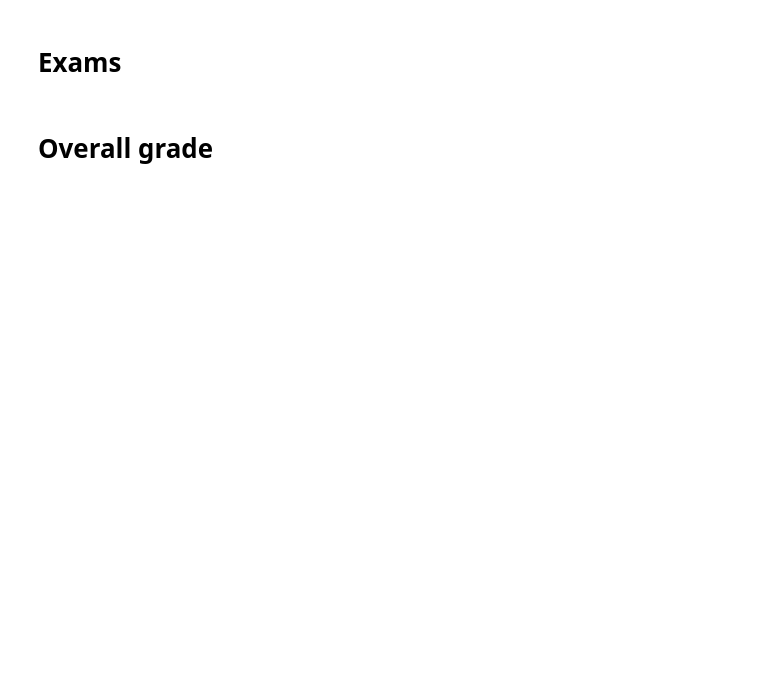
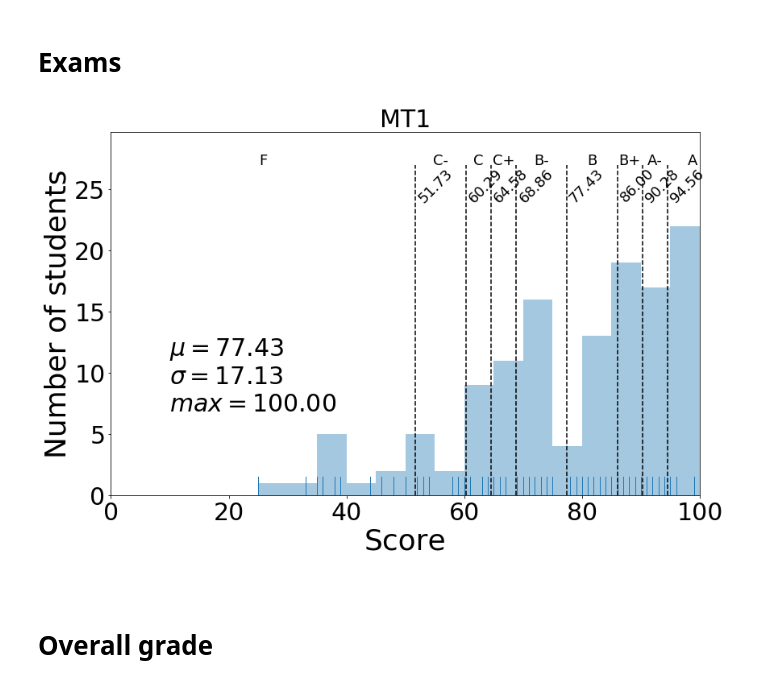
Before and after one commit to materialsvirtuallab/ceng114, a Jupyter notebook: grades/statsw2018.ipynb, the cells around one changed output. Cells and saved outputs as stored; diff of their text form; code cells hidden in the pictures; blank space fills up the shorter version.

```diff
--- a/grades/statsw2018.ipynb
+++ b/grades/statsw2018.ipynb
@@ -166,7 +166,9 @@ cutoffs = bar_plot(d, "CS1", annotate=False)
 # %% [markdown]
 # Exams
 # %%
-# cutoffs = bar_plot(d, "MT1", annotate=True)
+cutoffs = bar_plot(d, "MT1", annotate=True)
+# %% [output]
+[figure, added]
 # %%
 # cutoffs = bar_plot(d, "MT2", annotate=True)
 # %%
```
Also changed, not shown: parts of 3 cells of this notebook.
